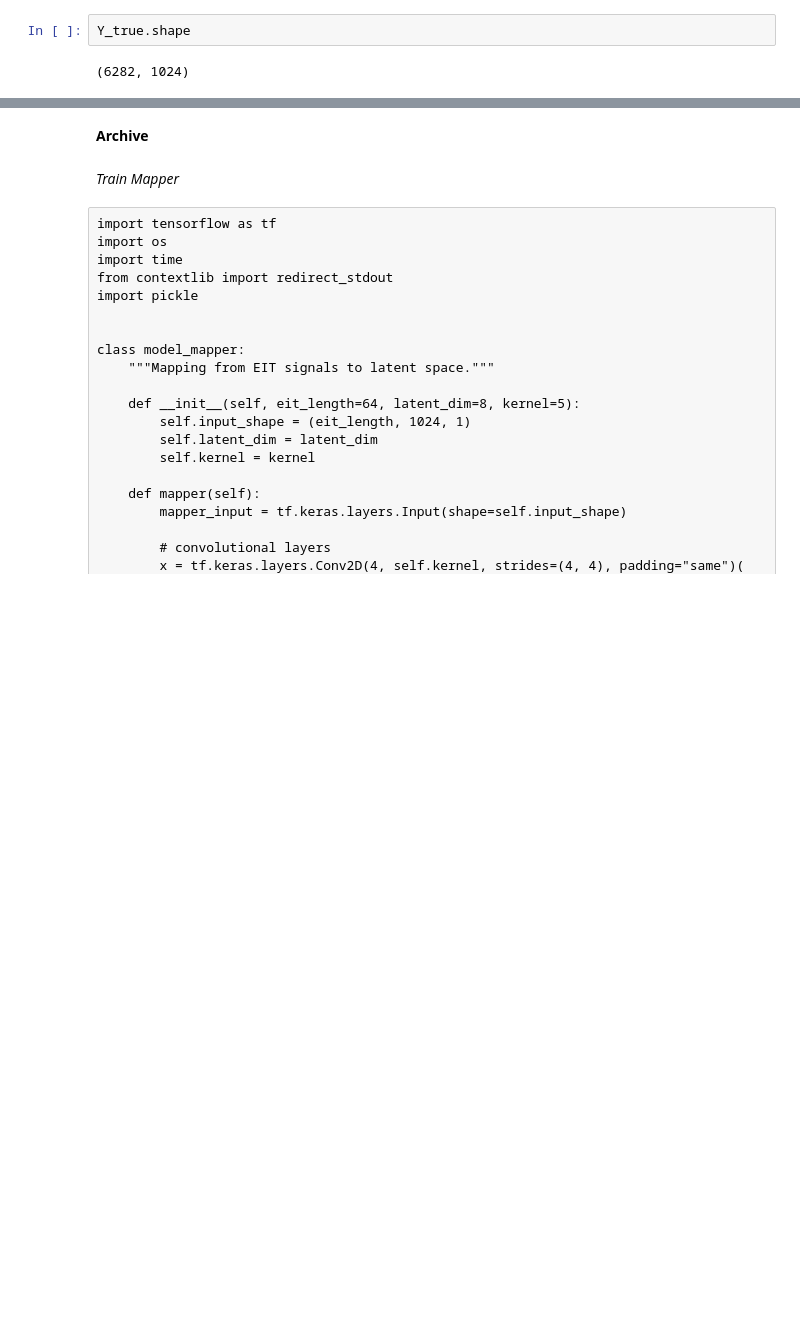
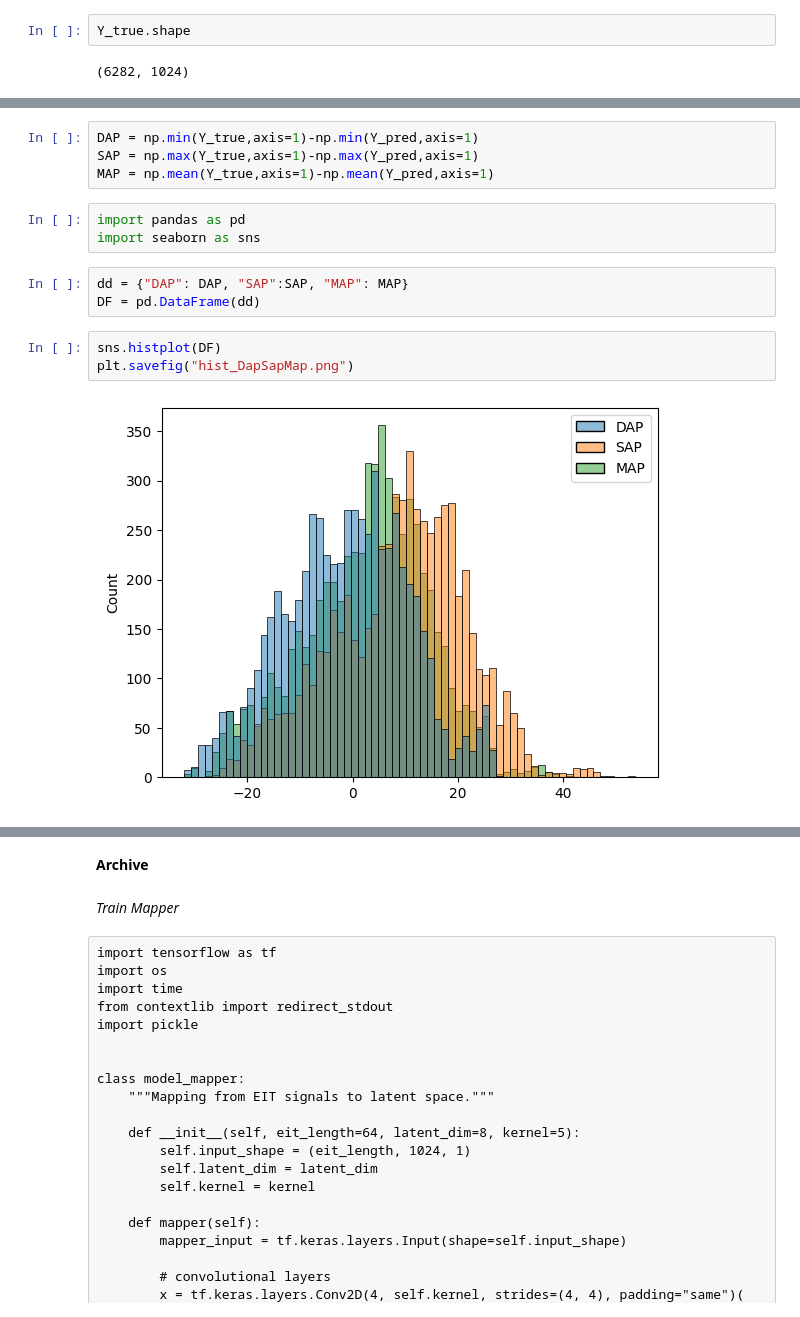
Before and after one commit to EITLabworks/Data-Driven-Perfusion-Curve-Reconstruction-using-EIT-Measurements, a Jupyter notebook: mapper_training.ipynb, the cells around one changed output, grey strips where cells are left out. Saved outputs shown, nothing was run; the diff lists cells and outputs as text; blank space fills up the shorter version.

```diff
--- a/mapper_training.ipynb
+++ b/mapper_training.ipynb
@@ -614,0 +613,15 @@ np.mean(np.abs(Y_true-Y_pred))
+# %%
+DAP = np.min(Y_true,axis=1)-np.min(Y_pred,axis=1)
+SAP = np.max(Y_true,axis=1)-np.max(Y_pred,axis=1)
+MAP = np.mean(Y_true,axis=1)-np.mean(Y_pred,axis=1)
+# %%
+import pandas as pd
+import seaborn as sns
+# %%
+dd = {"DAP": DAP, "SAP":SAP, "MAP": MAP}
+DF = pd.DataFrame(dd)
+# %%
+sns.histplot(DF)
+plt.savefig("hist_DapSapMap.png")
+# %% [output]
+[figure, added]
```
Also changed, not shown: parts of 16 cells of this notebook, 6 other files.
